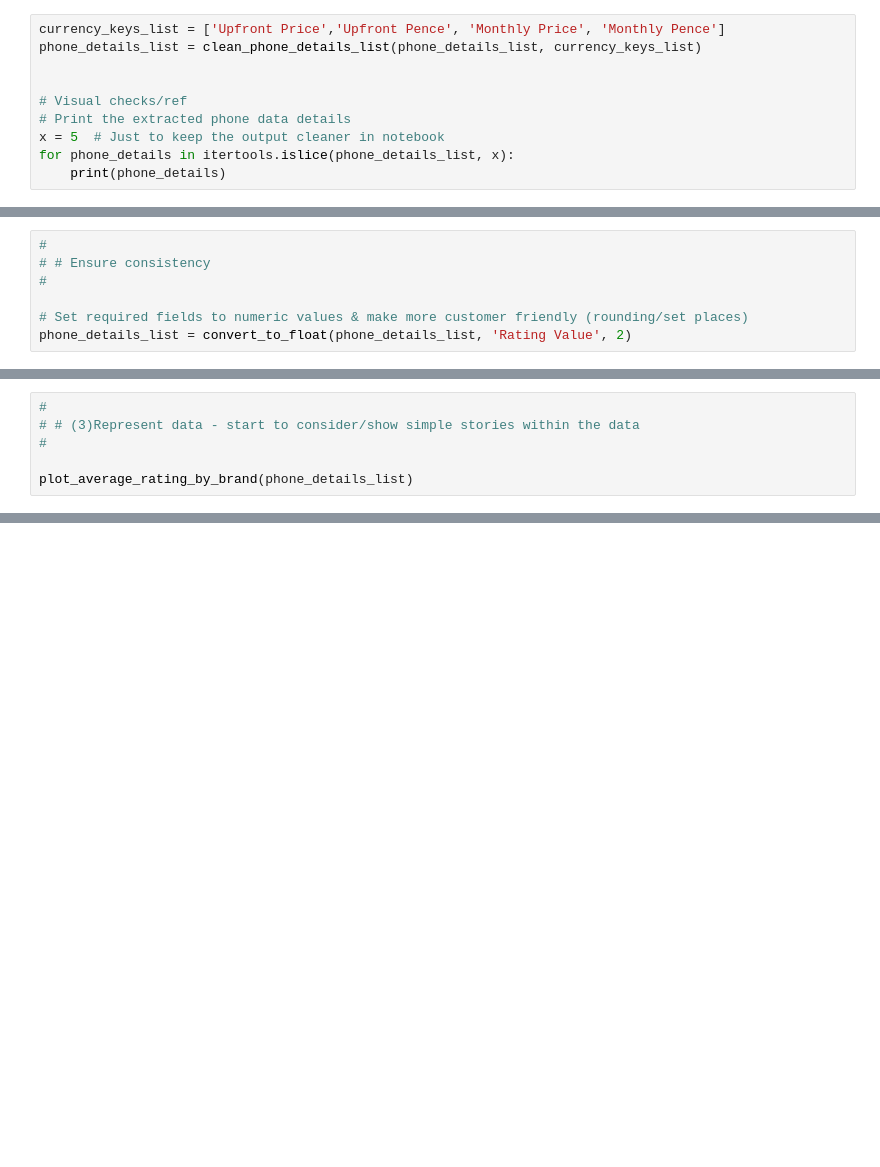
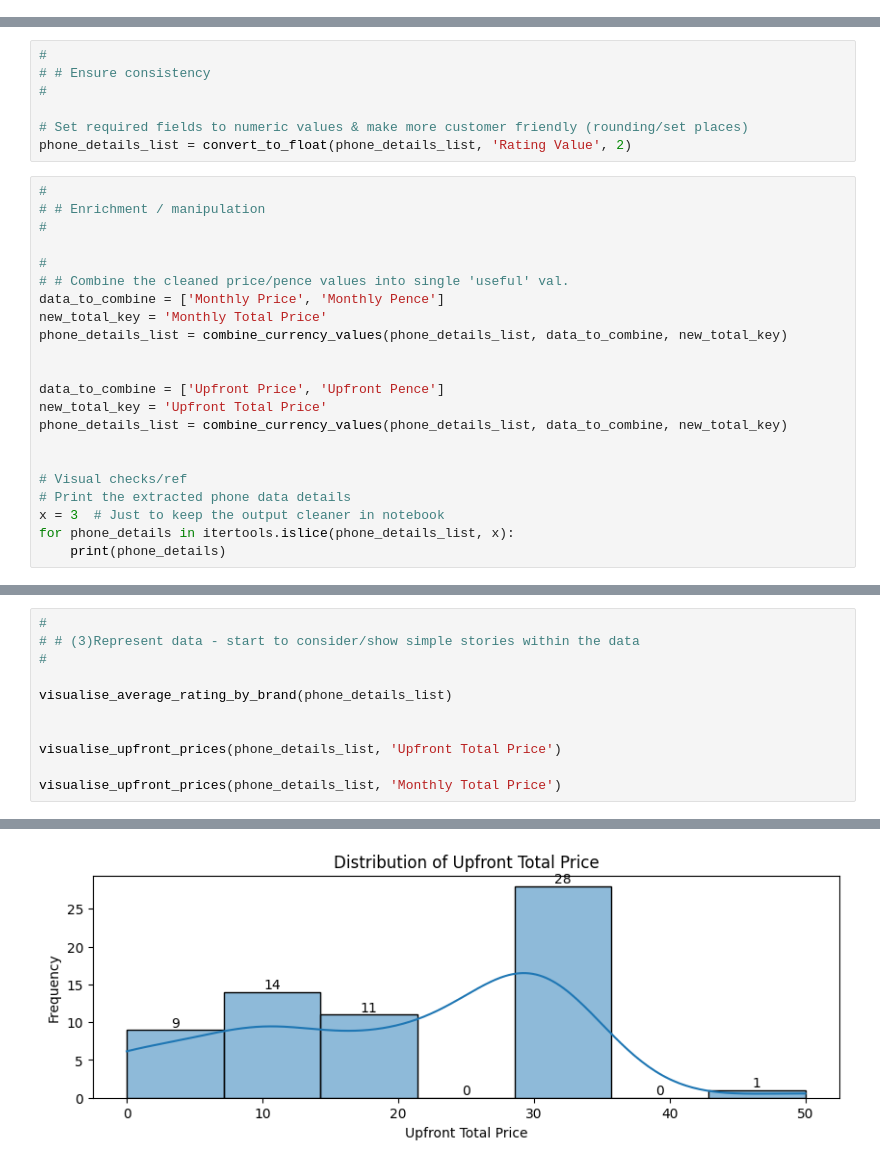
Before and after one commit to robjharrison/ETL_MVP_15Gifts, a Jupyter notebook: ETL_MVP_15Gifts_O2.ipynb, the cells around one changed output, grey strips where cells are left out. Drawn from its saved outputs; the diff is of its cells as text; blank space fills up the shorter version.

```diff
--- a/ETL_MVP_15Gifts_O2.ipynb
+++ b/ETL_MVP_15Gifts_O2.ipynb
@@ -75,10 +86,0 @@ for phone_details in itertools.islice(phone_details_list, x):
-# %%
-currency_keys_list = ['Upfront Price','Upfront Pence', 'Monthly Price', 'Monthly Pence']
-phone_details_list = clean_phone_details_list(phone_details_list, currency_keys_list)
-
-
-# Visual checks/ref
-# Print the extracted phone data details
-x = 5  # Just to keep the output cleaner in notebook
-for phone_details in itertools.islice(phone_details_list, x):
-    print(phone_details)
@@ -174,3 +189,25 @@ for phone_details in itertools.islice(phone_details_list, x):
 
 # Set required fields to numeric values & make more customer friendly (rounding/set places)
 phone_details_list = convert_to_float(phone_details_list, 'Rating Value', 2)
+# %%
+#
+# # Enrichment / manipulation
+#
+
+#
+# # Combine the cleaned price/pence values into single 'useful' val.
+data_to_combine = ['Monthly Price', 'Monthly Pence']
+new_total_key = 'Monthly Total Price'
+phone_details_list = combine_currency_values(phone_details_list, data_to_combine, new_total_key)
+
+
+data_to_combine = ['Upfront Price', 'Upfront Pence']
+new_total_key = 'Upfront Total Price'
+phone_details_list = combine_currency_values(phone_details_list, data_to_combine, new_total_key)
+
+
+# Visual checks/ref
+# Print the extracted phone data details
+x = 3  # Just to keep the output cleaner in notebook
+for phone_details in itertools.islice(phone_details_list, x):
+    print(phone_details)
@@ -211,8 +266,14 @@ Model Family Description >21
 # %%
 #
 # # (3)Represent data - start to consider/show simple stories within the data
 #
 
-plot_average_rating_by_brand(phone_details_list)
+visualise_average_rating_by_brand(phone_details_list)
+
+
+visualise_upfront_prices(phone_details_list, 'Upfront Total Price')
+
+visualise_upfront_prices(phone_details_list, 'Monthly Total Price')
 # %% [output]
 [figure]
+[figure, added]
```
Also changed, not shown: parts of 14 cells of this notebook, 1 other file.
